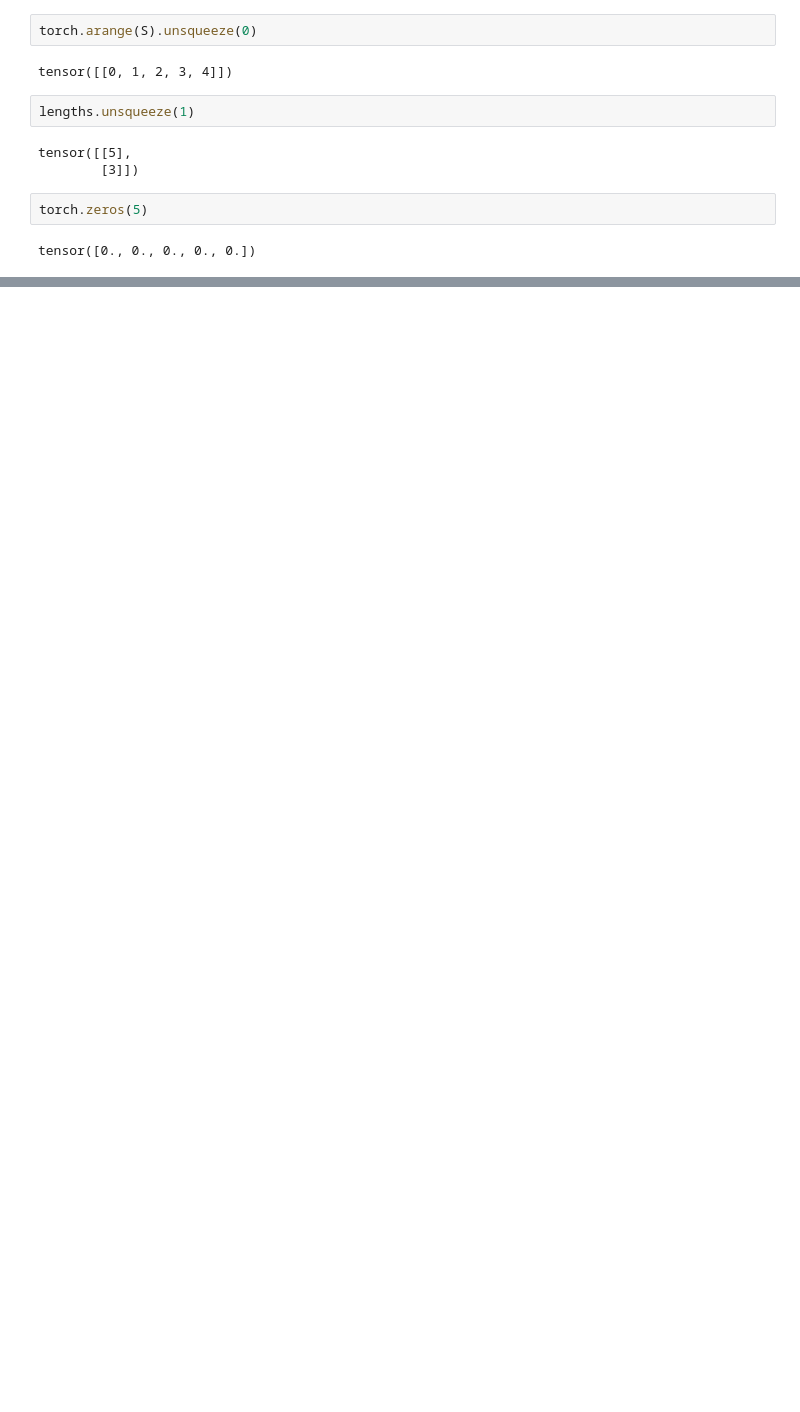
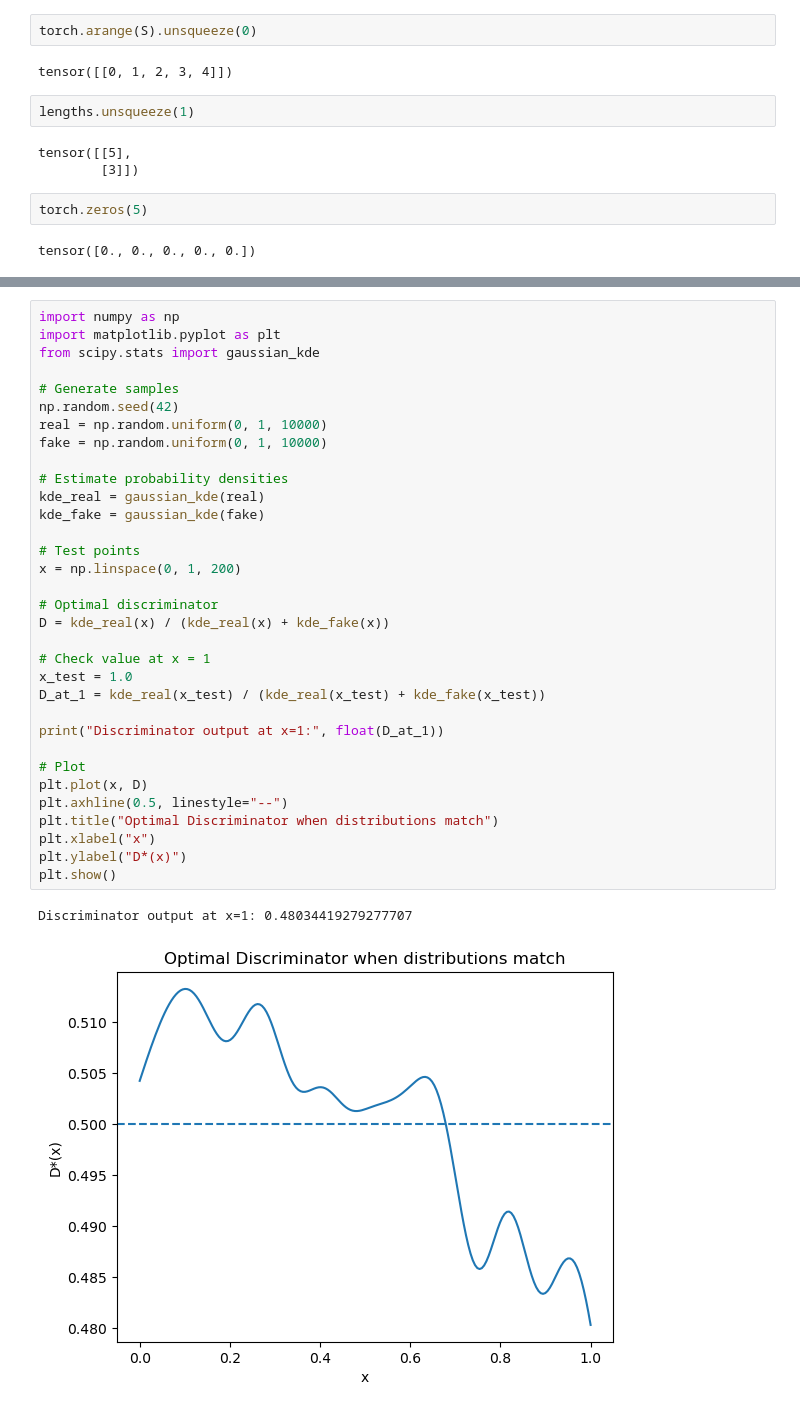
Before and after one commit to ChristianByabushi/transformers, a Jupyter notebook: test.ipynb, the cells around one changed output, grey strips where cells are left out. Cells and saved outputs as stored; diff of their text form; blank space fills up the shorter version.

```diff
--- a/test.ipynb
+++ b/test.ipynb
@@ -293,0 +317,36 @@ tensor([0., 0., 0., 0., 0.])
+# %%
+import numpy as np
+import matplotlib.pyplot as plt
+from scipy.stats import gaussian_kde
+
+# Generate samples
+np.random.seed(42)
+real = np.random.uniform(0, 1, 10000)
+fake = np.random.uniform(0, 1, 10000)
+
+# Estimate probability densities
+kde_real = gaussian_kde(real)
+kde_fake = gaussian_kde(fake)
+
+# Test points
+x = np.linspace(0, 1, 200)
+
+# Optimal discriminator
+D = kde_real(x) / (kde_real(x) + kde_fake(x))
+
+# Check value at x = 1
+x_test = 1.0
+D_at_1 = kde_real(x_test) / (kde_real(x_test) + kde_fake(x_test))
+
+print("Discriminator output at x=1:", float(D_at_1))
+
+# Plot
+plt.plot(x, D)
+plt.axhline(0.5, linestyle="--")
+plt.title("Optimal Discriminator when distributions match")
+plt.xlabel("x")
+plt.ylabel("D*(x)")
+plt.show()
+# %% [output]
+Discriminator output at x=1: 0.48034419279277707
+[figure, added]
```
Also changed, not shown: parts of 3 cells of this notebook.
